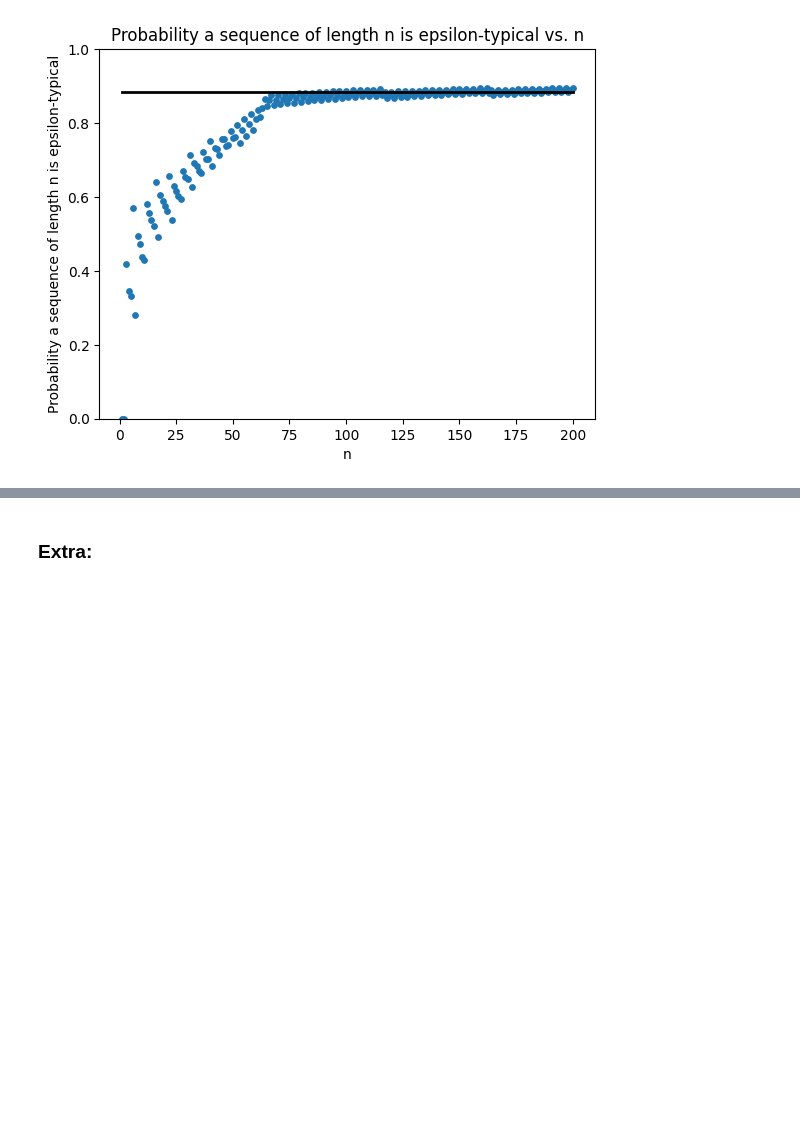
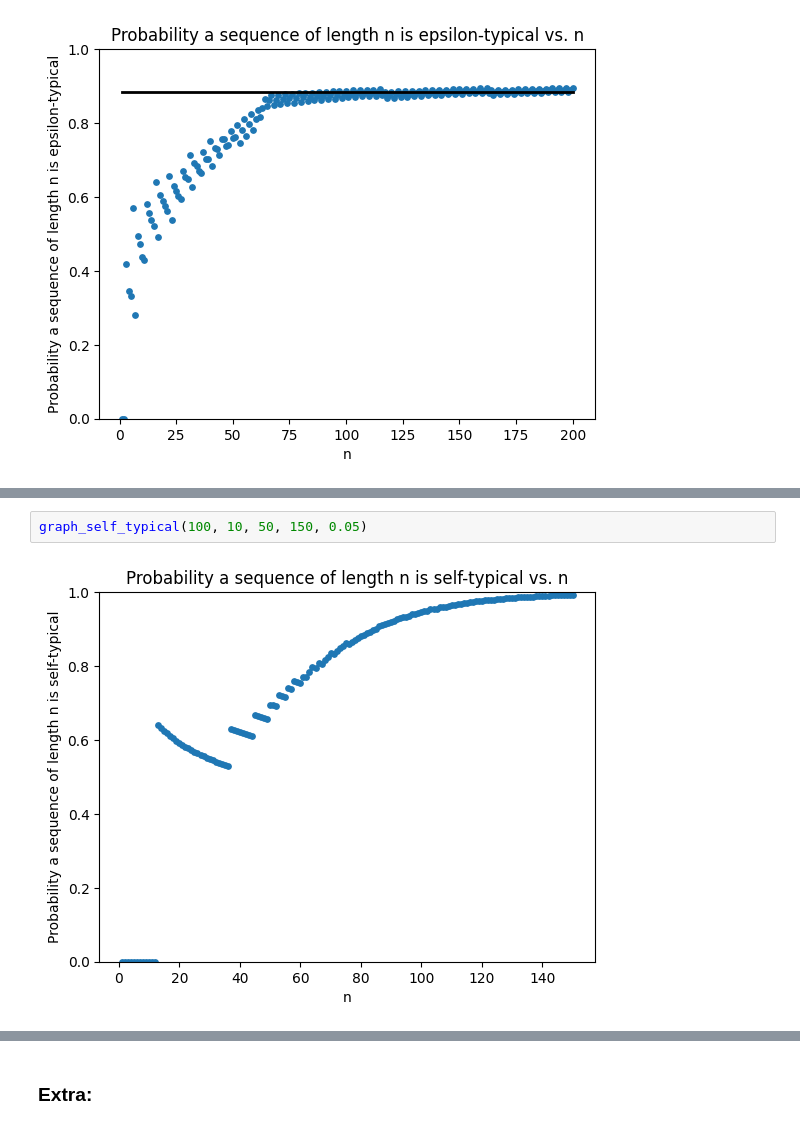
Before and after one commit to fangyuanlin2002/exchangeable-aep, a Jupyter notebook: polyasurn.ipynb, the cells around one changed output, grey strips where cells are left out. Saved outputs shown, nothing was run; the diff lists cells and outputs as text; blank space fills up the shorter version.

```diff
--- a/polyasurn.ipynb
+++ b/polyasurn.ipynb
@@ -223,0 +288,4 @@ The sequence of probabilities converges to 0.8836
+# %%
+graph_self_typical(100, 10, 50, 150, 0.05)
+# %% [output]
+[figure, added]
```
Also changed, not shown: parts of 14 cells of this notebook.
